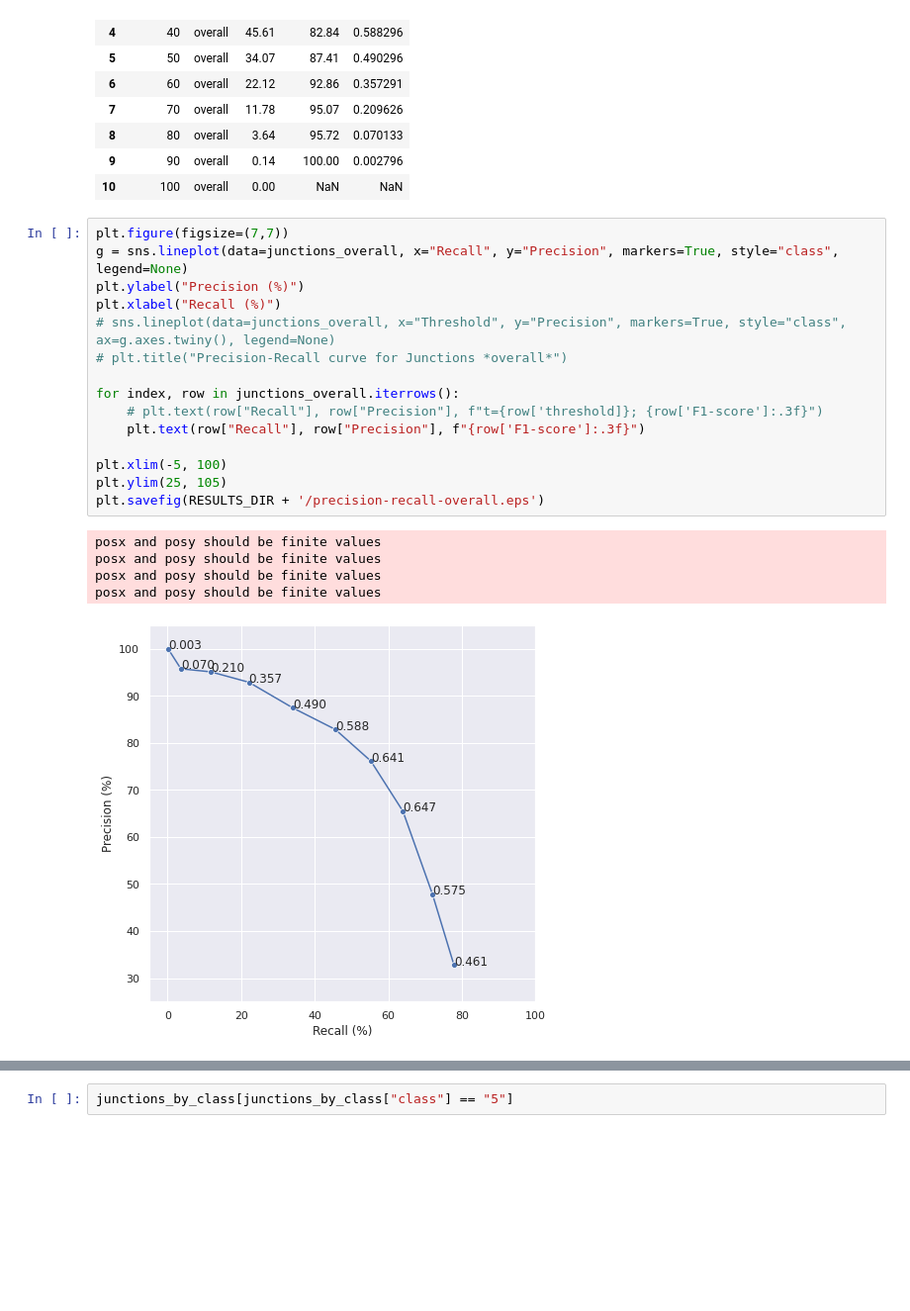
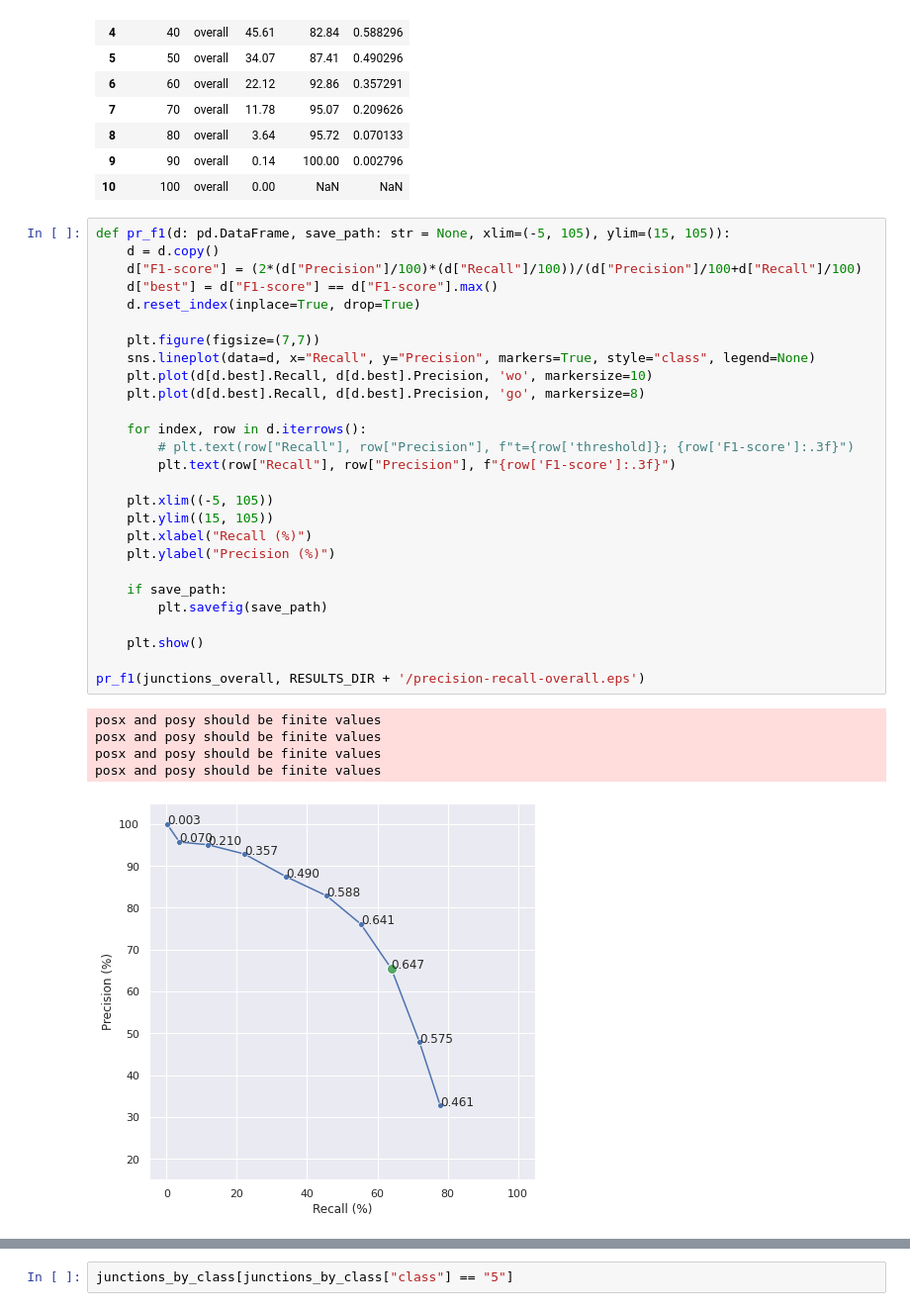
Before and after one commit to joaocmd/CubiCasa5k, a Jupyter notebook: Performance-Metrics.ipynb, the cells around one changed output, grey strips where cells are left out. Shown at 99% size. Drawn from its saved outputs; the diff is of its cells as text; blank space fills up the shorter version.

Commit message:
Prettify f1 charts and untie mixed evaluation

```diff
--- a/Performance-Metrics.ipynb
+++ b/Performance-Metrics.ipynb
@@ -176,26 +179,38 @@ See the caveats in the documentation: https://pandas.pydata.org/pandas-docs/stab
 | 9 | 90 | overall | 0.14 | 100.00 | 0.002796 |
 | 10 | 100 | overall | 0.00 | NaN | NaN |
 # %%
-plt.figure(figsize=(7,7))
-g = sns.lineplot(data=junctions_overall, x="Recall", y="Precision", markers=True, style="class", legend=None)
-plt.ylabel("Precision (%)")
-plt.xlabel("Recall (%)")
-# sns.lineplot(data=junctions_overall, x="Threshold", y="Precision", markers=True, style="class", ax=g.axes.twiny(), legend=None)
-# plt.title("Precision-Recall curve for Junctions *overall*")
+def pr_f1(d: pd.DataFrame, save_path: str = None, xlim=(-5, 105), ylim=(15, 105)):
+    d = d.copy()
+    d["F1-score"] = (2*(d["Precision"]/100)*(d["Recall"]/100))/(d["Precision"]/100+d["Recall"]/100)
+    d["best"] = d["F1-score"] == d["F1-score"].max()
+    d.reset_index(inplace=True, drop=True)
 
-for index, row in junctions_overall.iterrows():
-    # plt.text(row["Recall"], row["Precision"], f"t={row['threshold]}; {row['F1-score']:.3f}")
-    plt.text(row["Recall"], row["Precision"], f"{row['F1-score']:.3f}")
+    plt.figure(figsize=(7,7))
+    sns.lineplot(data=d, x="Recall", y="Precision", markers=True, style="class", legend=None)
+    plt.plot(d[d.best].Recall, d[d.best].Precision, 'wo', markersize=10)
+    plt.plot(d[d.best].Recall, d[d.best].Precision, 'go', markersize=8)
 
-plt.xlim(-5, 100)
-plt.ylim(25, 105)
-plt.savefig(RESULTS_DIR + '/precision-recall-overall.eps')
+    for index, row in d.iterrows():
+        # plt.text(row["Recall"], row["Precision"], f"t={row['threshold]}; {row['F1-score']:.3f}")
+        plt.text(row["Recall"], row["Precision"], f"{row['F1-score']:.3f}")
+
+    plt.xlim((-5, 105))
+    plt.ylim((15, 105))
+    plt.xlabel("Recall (%)")
+    plt.ylabel("Precision (%)")
+
+    if save_path:
+        plt.savefig(save_path)
+
+    plt.show()
+
+pr_f1(junctions_overall, RESULTS_DIR + '/precision-recall-overall.eps')
 # %% [output]
 posx and posy should be finite values
 posx and posy should be finite values
 posx and posy should be finite values
 posx and posy should be finite values
-[figure, old version]
+[figure, new version]
 # %%
 plot_per_class(junctions_by_class, x="Recall", y="Precision", by="class", figsize=(15, 20))
 # %% [output]
```
Also changed, not shown: parts of 6 cells of this notebook, 1 other file.
